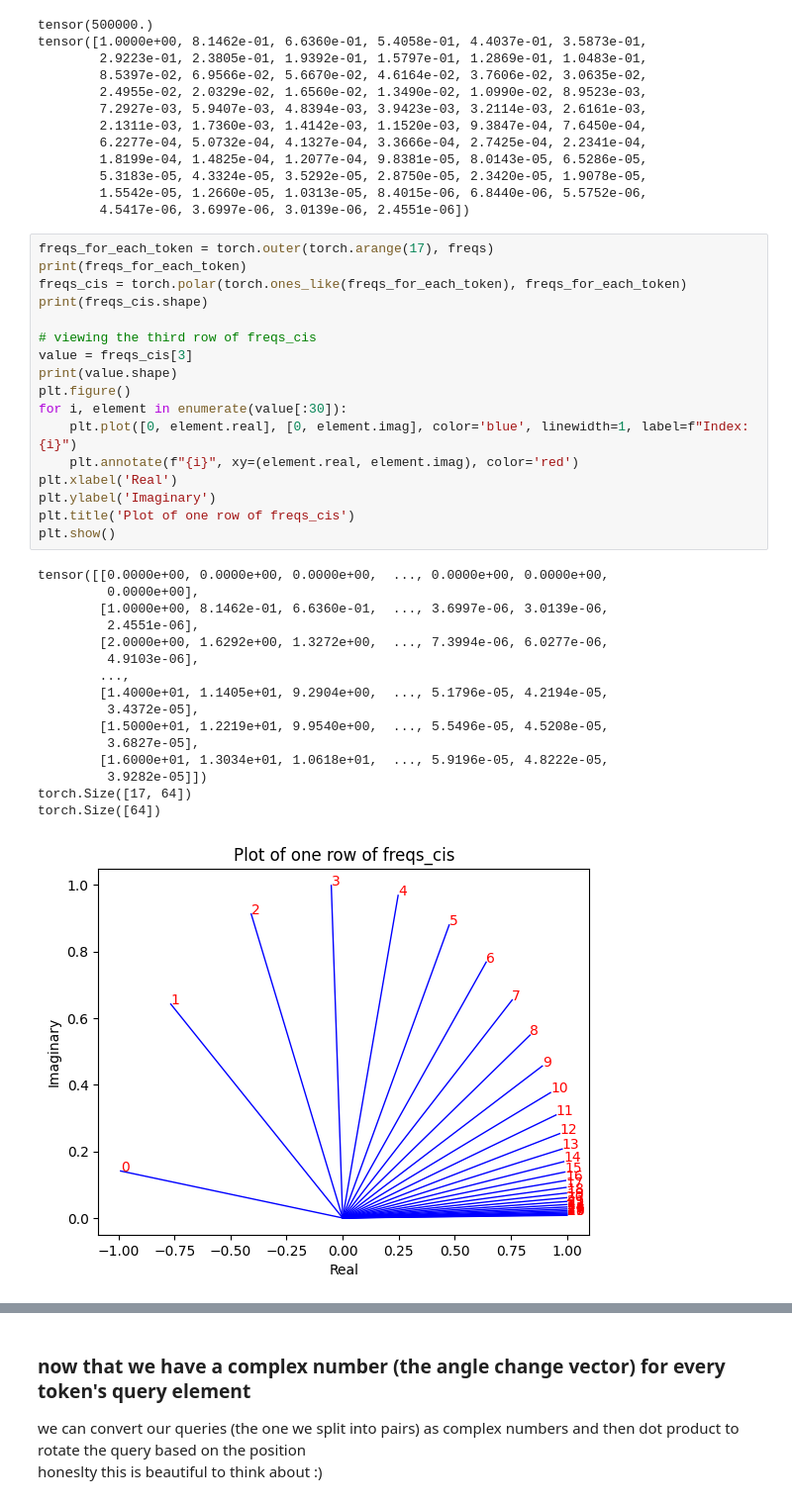
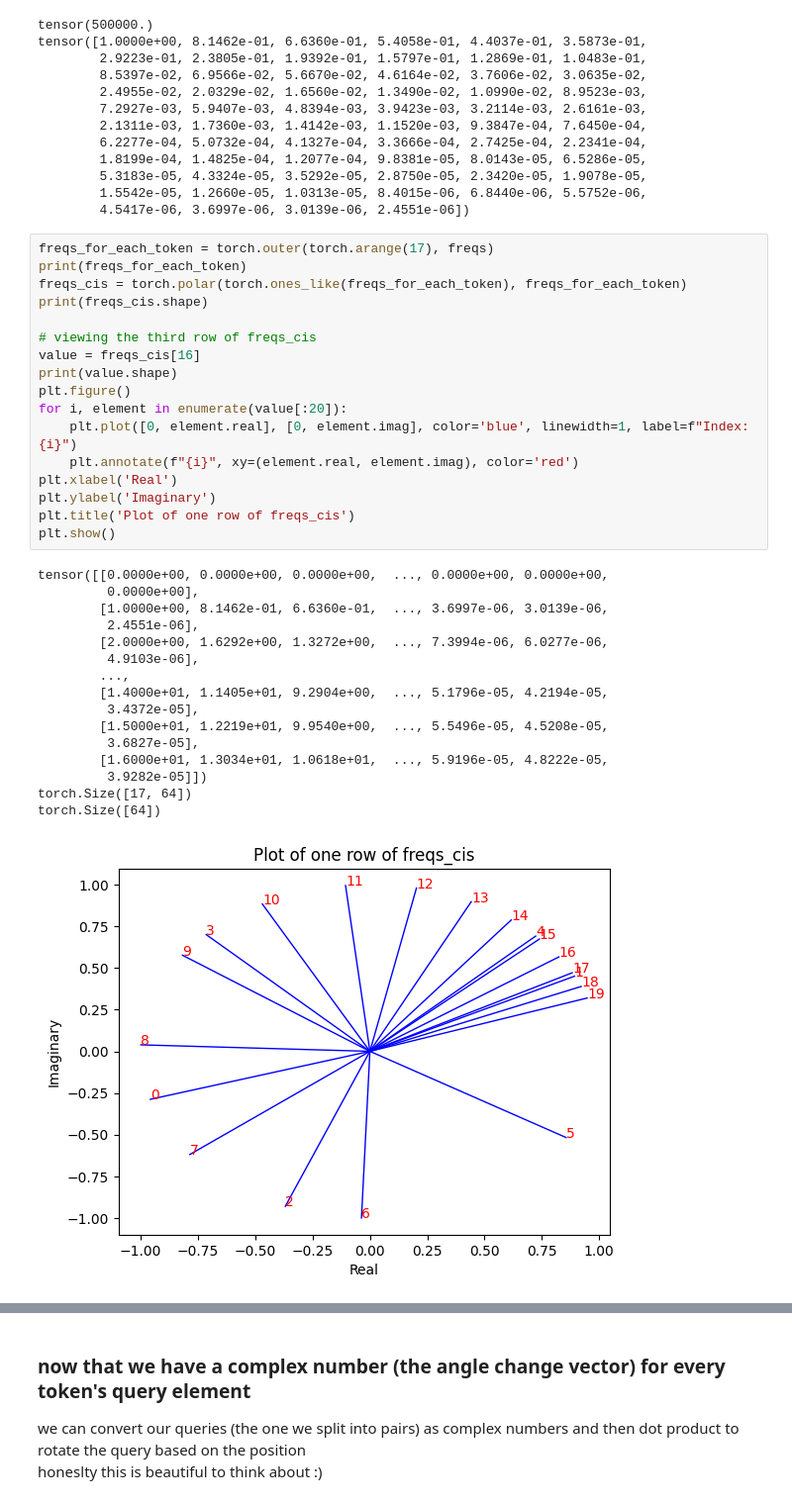
Before and after one commit to zhangfaen/llama3-from-scratch, a Jupyter notebook: llama3-from-scratch.ipynb, the cells around one changed output, grey strips where cells are left out. Shown at 99% size. Cells and saved outputs as stored; diff of their text form.

```diff
--- a/llama3-from-scratch.ipynb
+++ b/llama3-from-scratch.ipynb
@@ -380,33 +380,33 @@ tensor([1.0000e+00, 8.1462e-01, 6.6360e-01, 5.4058e-01, 4.4037e-01, 3.5873e-01,
 freqs_for_each_token = torch.outer(torch.arange(17), freqs)
 print(freqs_for_each_token)
 freqs_cis = torch.polar(torch.ones_like(freqs_for_each_token), freqs_for_each_token)
 print(freqs_cis.shape)
 
 # viewing the third row of freqs_cis
-value = freqs_cis[3]
+value = freqs_cis[16]
 print(value.shape)
 plt.figure()
-for i, element in enumerate(value[:30]):
+for i, element in enumerate(value[:20]):
     plt.plot([0, element.real], [0, element.imag], color='blue', linewidth=1, label=f"Index: {i}")
     plt.annotate(f"{i}", xy=(element.real, element.imag), color='red')
 plt.xlabel('Real')
 plt.ylabel('Imaginary')
 plt.title('Plot of one row of freqs_cis')
 plt.show()
 # %% [output]
 tensor([[0.0000e+00, 0.0000e+00, 0.0000e+00,  ..., 0.0000e+00, 0.0000e+00,
          0.0000e+00],
         [1.0000e+00, 8.1462e-01, 6.6360e-01,  ..., 3.6997e-06, 3.0139e-06,
          2.4551e-06],
         [2.0000e+00, 1.6292e+00, 1.3272e+00,  ..., 7.3994e-06, 6.0277e-06,
          4.9103e-06],
         ...,
         [1.4000e+01, 1.1405e+01, 9.2904e+00,  ..., 5.1796e-05, 4.2194e-05,
          3.4372e-05],
         [1.5000e+01, 1.2219e+01, 9.9540e+00,  ..., 5.5496e-05, 4.5208e-05,
          3.6827e-05],
         [1.6000e+01, 1.3034e+01, 1.0618e+01,  ..., 5.9196e-05, 4.8222e-05,
          3.9282e-05]])
 torch.Size([17, 64])
 torch.Size([64])
-[figure, old version]
+[figure, new version]
```
Also changed, not shown: parts of 1 cell of this notebook, 1 other file.
